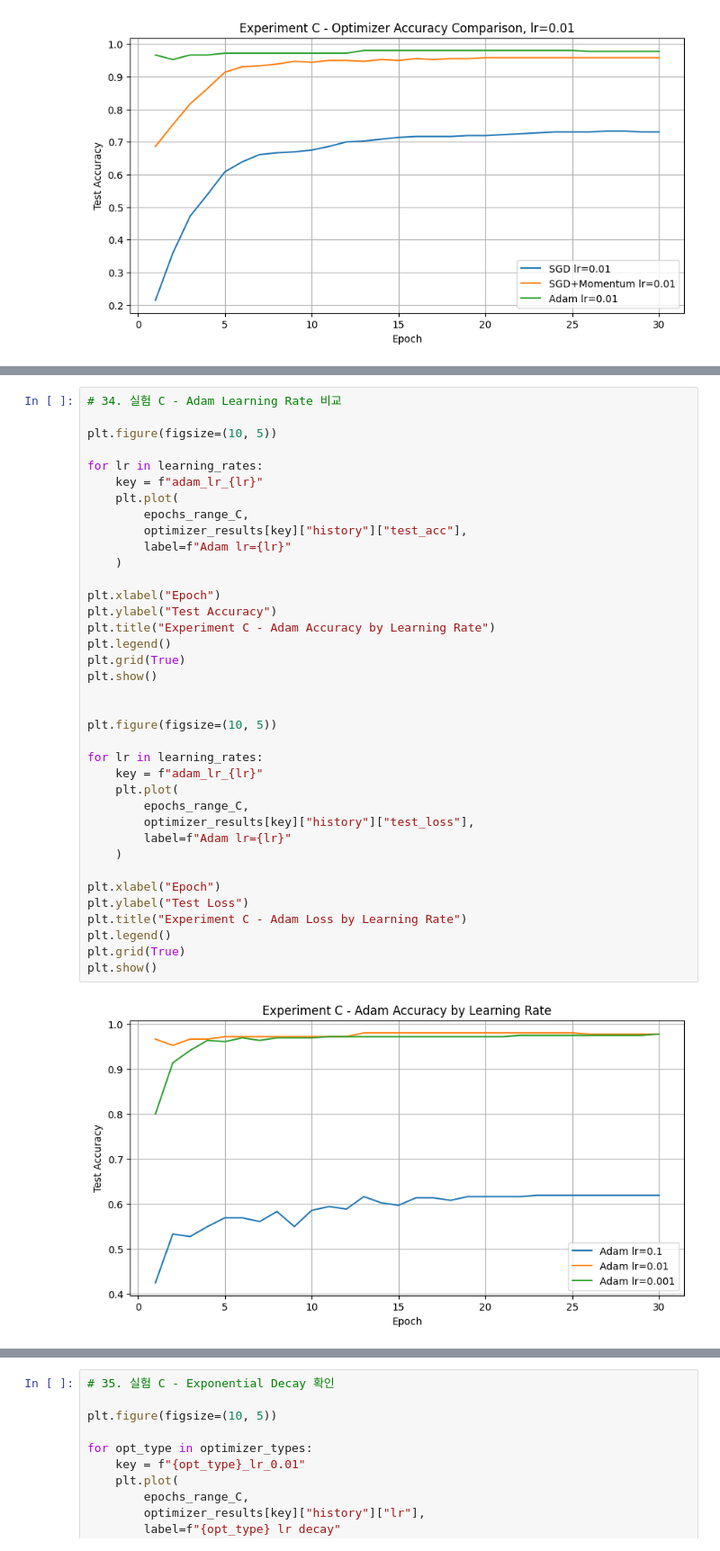
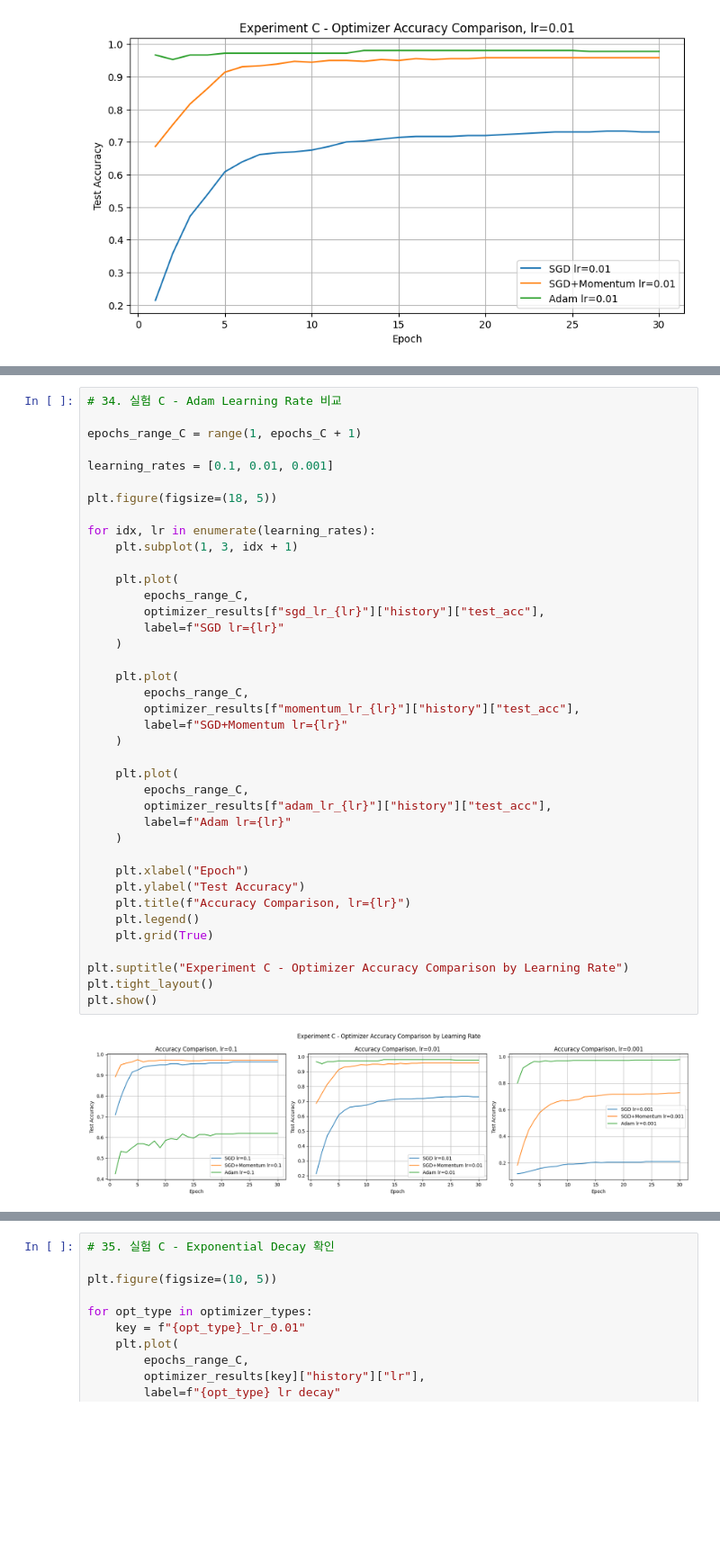
Before and after one commit to lhj0954/2026-1_CV, a Jupyter notebook: HW3_과제.ipynb, the cells around one changed output, grey strips where cells are left out. Shown at 90% size. Cells and saved outputs as stored; diff of their text form; blank space fills up the shorter version.

```diff
--- a/HW3_과제.ipynb
+++ b/HW3_과제.ipynb
@@ -1463,39 +1573,41 @@ plt.show()
 # %%
 # 34. 실험 C - Adam Learning Rate 비교
 
-plt.figure(figsize=(10, 5))
+epochs_range_C = range(1, epochs_C + 1)
 
-for lr in learning_rates:
-    key = f"adam_lr_{lr}"
+learning_rates = [0.1, 0.01, 0.001]
+
+plt.figure(figsize=(18, 5))
+
+for idx, lr in enumerate(learning_rates):
+    plt.subplot(1, 3, idx + 1)
+
     plt.plot(
         epochs_range_C,
-        optimizer_results[key]["history"]["test_acc"],
+        optimizer_results[f"sgd_lr_{lr}"]["history"]["test_acc"],
+        label=f"SGD lr={lr}"
+    )
+
+    plt.plot(
+        epochs_range_C,
+        optimizer_results[f"momentum_lr_{lr}"]["history"]["test_acc"],
+        label=f"SGD+Momentum lr={lr}"
+    )
+
+    plt.plot(
+        epochs_range_C,
+        optimizer_results[f"adam_lr_{lr}"]["history"]["test_acc"],
         label=f"Adam lr={lr}"
     )
 
-plt.xlabel("Epoch")
-plt.ylabel("Test Accuracy")
-plt.title("Experiment C - Adam Accuracy by Learning Rate")
-plt.legend()
-plt.grid(True)
+    plt.xlabel("Epoch")
+    plt.ylabel("Test Accuracy")
+    plt.title(f"Accuracy Comparison, lr={lr}")
+    plt.legend()
+    plt.grid(True)
+
+plt.suptitle("Experiment C - Optimizer Accuracy Comparison by Learning Rate")
+plt.tight_layout()
 plt.show()
-
-
-plt.figure(figsize=(10, 5))
-
-for lr in learning_rates:
-    key = f"adam_lr_{lr}"
-    plt.plot(
-        epochs_range_C,
-        optimizer_results[key]["history"]["test_loss"],
-        label=f"Adam lr={lr}"
-    )
-
-plt.xlabel("Epoch")
-plt.ylabel("Test Loss")
-plt.title("Experiment C - Adam Loss by Learning Rate")
-plt.legend()
-plt.grid(True)
-plt.show()
 # %% [output]
-[figure, old version]
+[figure, new version]
```
Also changed, not shown: parts of 4 cells of this notebook.
